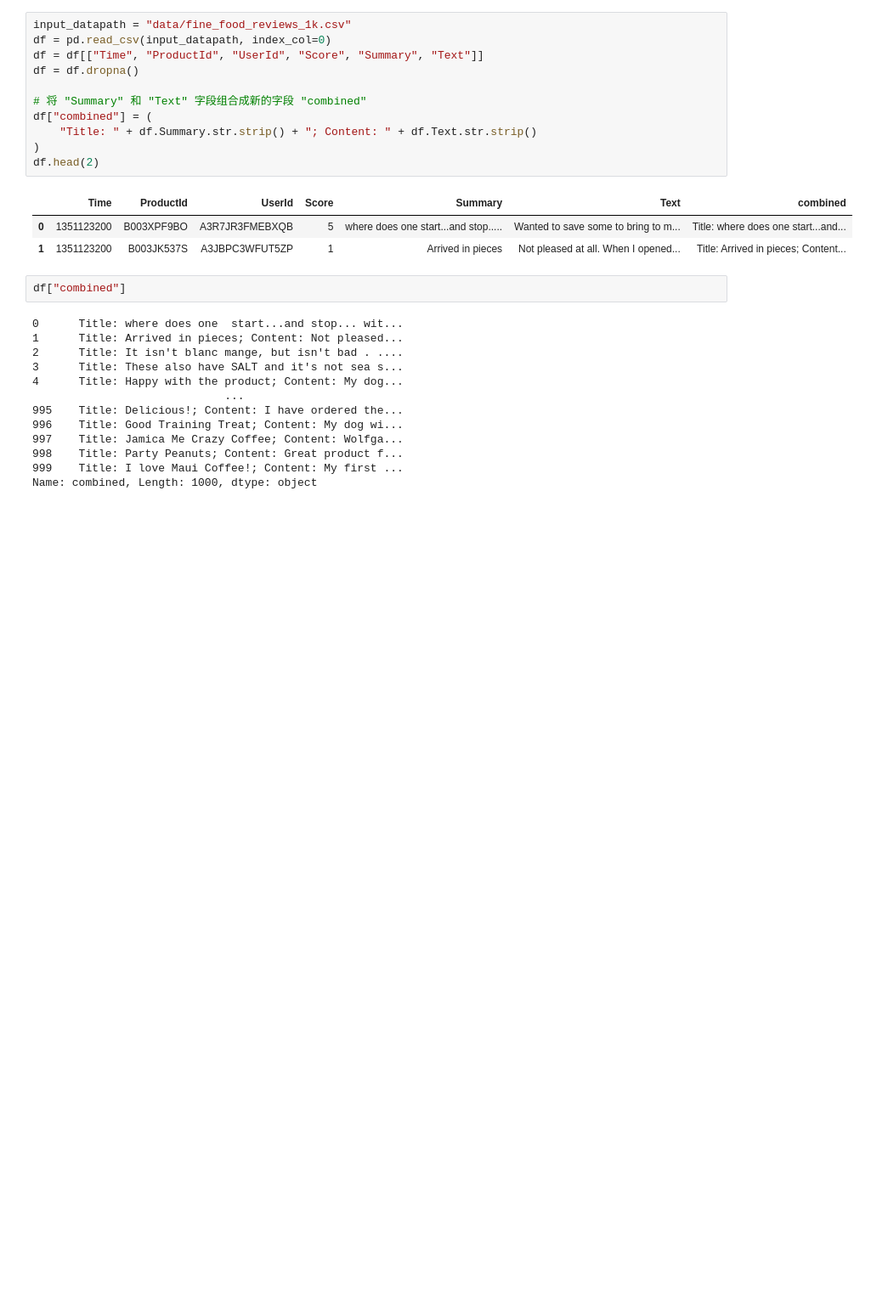
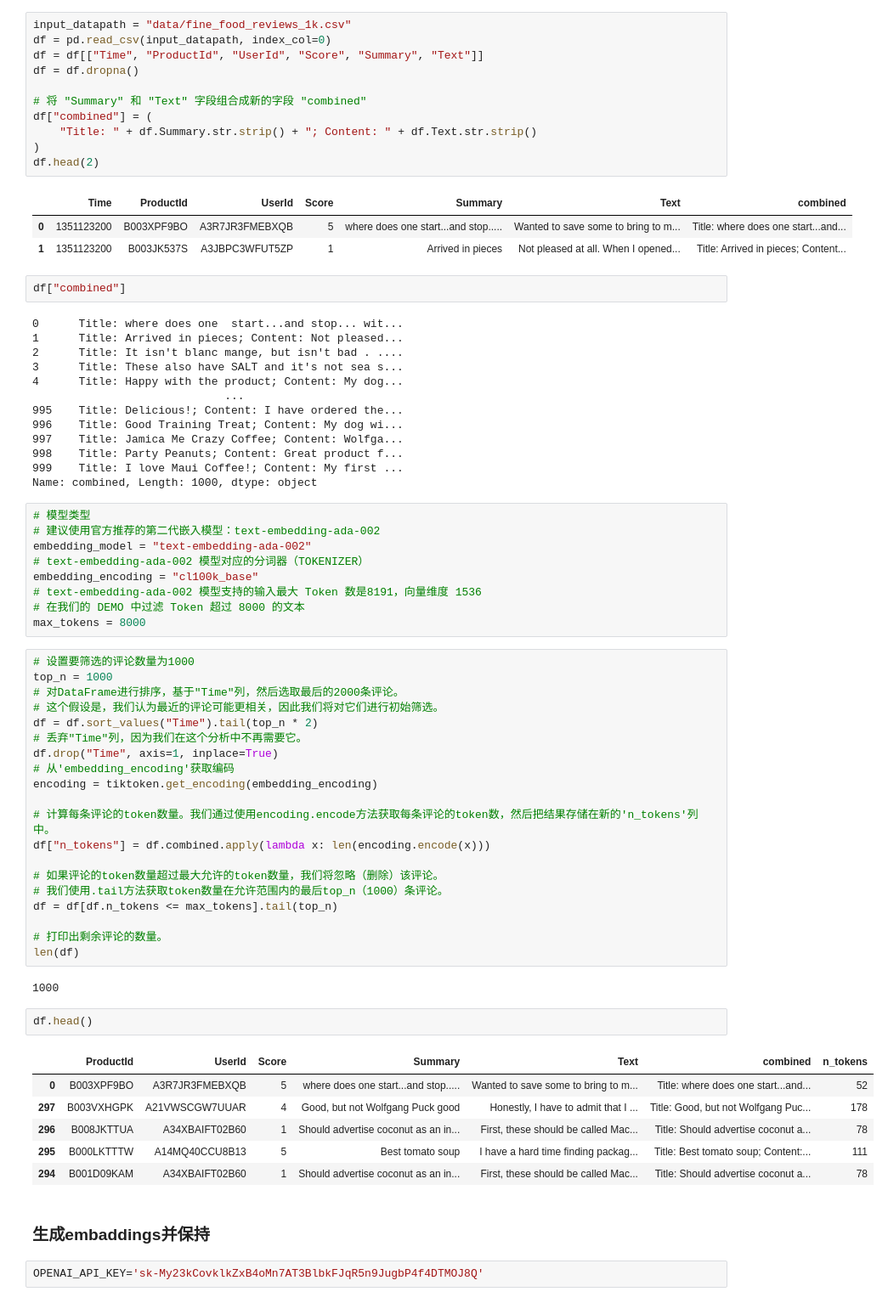
Before and after one commit to CatonChen/openai-quickstart, a Jupyter notebook: openai_api/embedding_learn_231126.ipynb, the cells around one changed output. Shown at 85% size. Cells and saved outputs as stored; diff of their text form; blank space fills up the shorter version.

```diff
--- a/openai_api/embedding_learn_231126.ipynb
+++ b/openai_api/embedding_learn_231126.ipynb
@@ -56,3 +56,47 @@ df["combined"]
 998    Title: Party Peanuts; Content: Great product f...
 999    Title: I love Maui Coffee!; Content: My first ...
 Name: combined, Length: 1000, dtype: object
+# %%
+# 模型类型
+# 建议使用官方推荐的第二代嵌入模型：text-embedding-ada-002
+embedding_model = "text-embedding-ada-002"
+# text-embedding-ada-002 模型对应的分词器（TOKENIZER）
+embedding_encoding = "cl100k_base"
+# text-embedding-ada-002 模型支持的输入最大 Token 数是8191，向量维度 1536
+# 在我们的 DEMO 中过滤 Token 超过 8000 的文本
+max_tokens = 8000
+# %%
+# 设置要筛选的评论数量为1000
+top_n = 1000
+# 对DataFrame进行排序，基于"Time"列，然后选取最后的2000条评论。
+# 这个假设是，我们认为最近的评论可能更相关，因此我们将对它们进行初始筛选。
+df = df.sort_values("Time").tail(top_n * 2)
+# 丢弃"Time"列，因为我们在这个分析中不再需要它。
+df.drop("Time", axis=1, inplace=True)
+# 从'embedding_encoding'获取编码
+encoding = tiktoken.get_encoding(embedding_encoding)
+
+# 计算每条评论的token数量。我们通过使用encoding.encode方法获取每条评论的token数，然后把结果存储在新的'n_tokens'列中。
+df["n_tokens"] = df.combined.apply(lambda x: len(encoding.encode(x)))
+
+# 如果评论的token数量超过最大允许的token数量，我们将忽略（删除）该评论。
+# 我们使用.tail方法获取token数量在允许范围内的最后top_n（1000）条评论。
+df = df[df.n_tokens <= max_tokens].tail(top_n)
+
+# 打印出剩余评论的数量。
+len(df)
+# %% [output]
+1000
+# %%
+df.head()
+# %% [output]
+|  | ProductId | UserId | Score | Summary | Text | combined | n_tokens |
+| 0 | B003XPF9BO | A3R7JR3FMEBXQB | 5 | where does one start...and stop..... | Wanted to save some to bring to m... | Title: where does one start...and... | 52 |
+| 297 | B003VXHGPK | A21VWSCGW7UUAR | 4 | Good, but not Wolfgang Puck good | Honestly, I have to admit that I ... | Title: Good, but not Wolfgang Puc... | 178 |
+| 296 | B008JKTTUA | A34XBAIFT02B60 | 1 | Should advertise coconut as an in... | First, these should be called Mac... | Title: Should advertise coconut a... | 78 |
+| 295 | B000LKTTTW | A14MQ40CCU8B13 | 5 | Best tomato soup | I have a hard time finding packag... | Title: Best tomato soup; Content:... | 111 |
+| 294 | B001D09KAM | A34XBAIFT02B60 | 1 | Should advertise coconut as an in... | First, these should be called Mac... | Title: Should advertise coconut a... | 78 |
+# %% [markdown]
+### 生成embaddings并保持
+# %%
+OPENAI_API_KEY='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'
```
Also changed, not shown: parts of 24 cells of this notebook, 37 other files.
